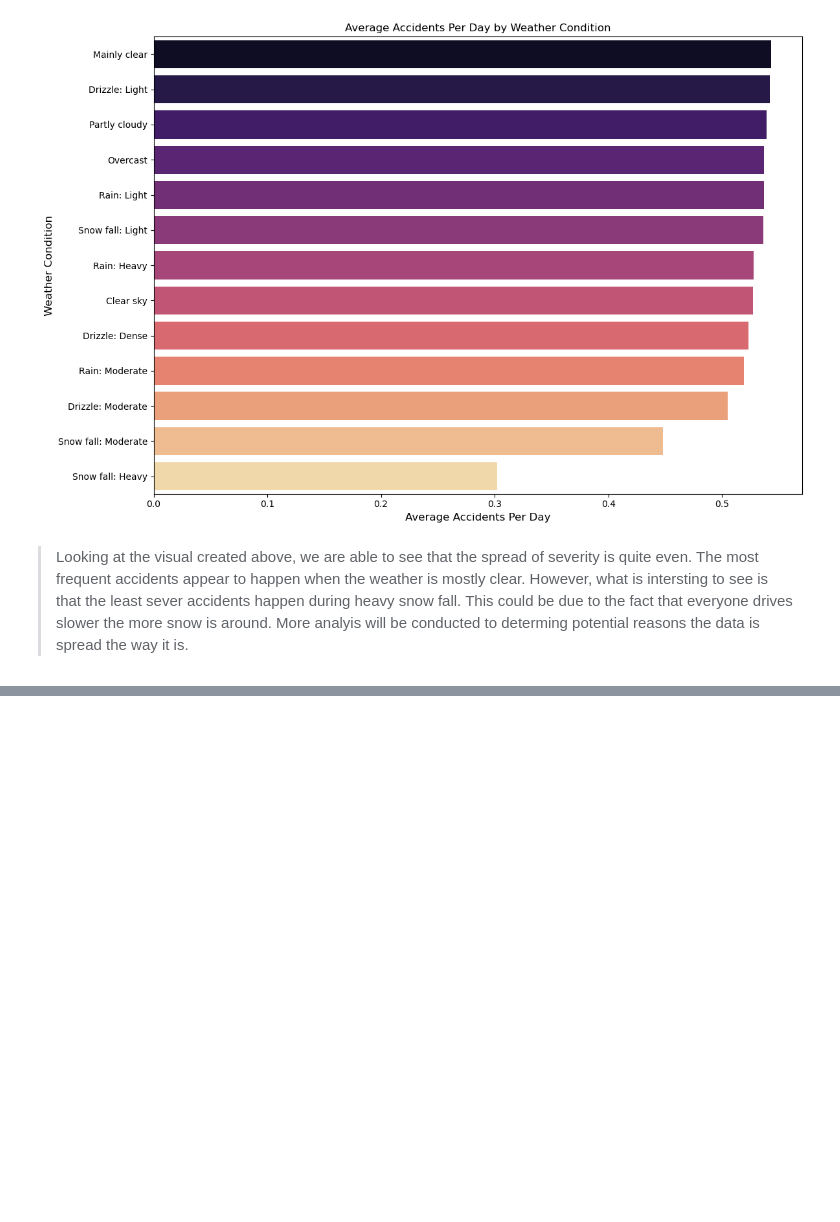
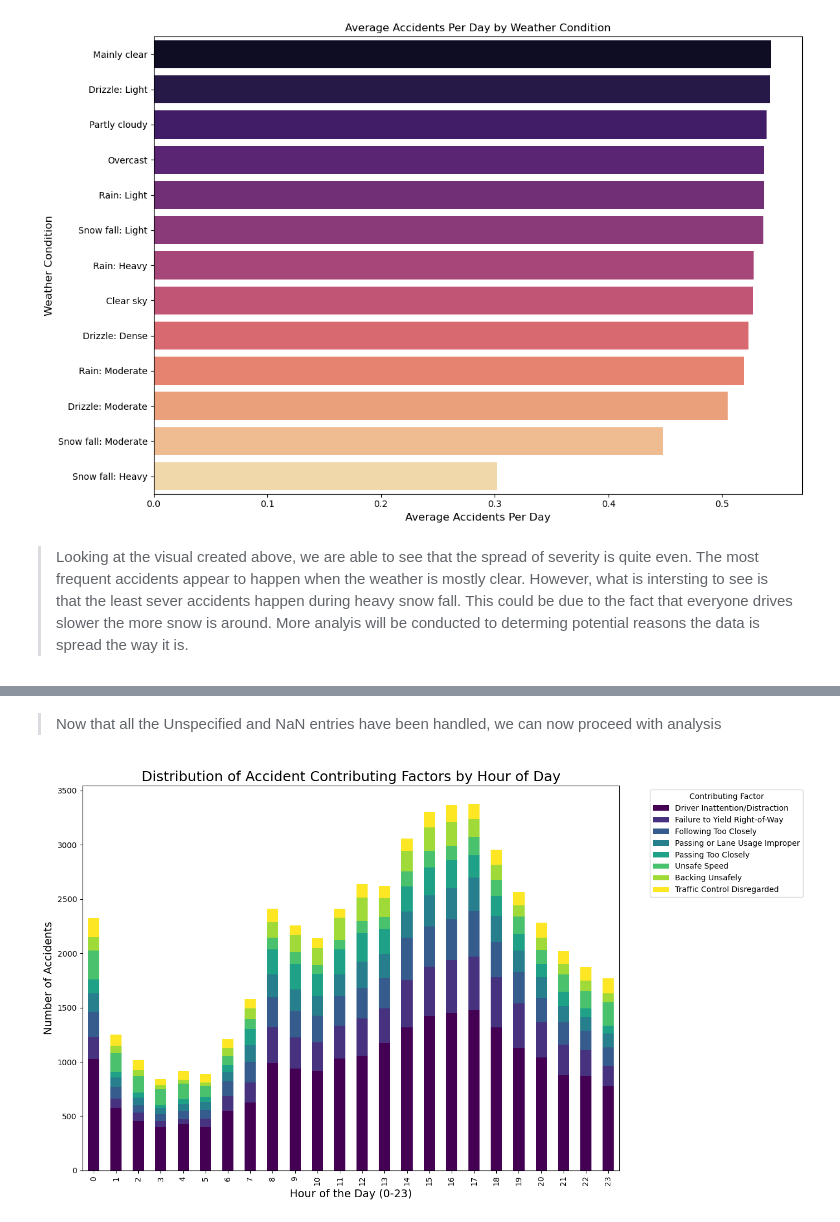
Before and after one commit to aha2270/Weather-Impact-on-Traffic-Accidents-NYC, a Jupyter notebook: Weather-Impact-Analysis.ipynb, the cells around one changed output, grey strips where cells are left out. Cells and saved outputs as stored; diff of their text form; code cells hidden in the pictures; blank space fills up the shorter version.

```diff
--- a/Weather-Impact-Analysis.ipynb
+++ b/Weather-Impact-Analysis.ipynb
@@ -927,0 +981,3 @@ Passing `palette` without assigning `hue` is deprecated and will be removed in v
+# %%
+# Create a new DataFram including contributing factors
+accident_factors_df = motor_accident_cleaned.copy()
@@ -927,0 +1011,9 @@ Passing `palette` without assigning `hue` is deprecated and will be removed in v
+# %%
+# Fills all NaN entires to Unspecified
+accident_factors_df["CONTRIBUTING FACTOR VEHICLE 1"] = accident_factors_df["CONTRIBUTING FACTOR VEHICLE 1"].fillna('Unspecified')
+
+# Removes entries labeled Unspecified for analysis
+accident_factors_df = accident_factors_df[accident_factors_df["CONTRIBUTING FACTOR VEHICLE 1"] != 'Unspecified']
+
+# Count number of accidents for each hour
+accident_factors_df["CRASH_TIME"] = accident_factors_df["CRASH DATETIME"].dt.hour
@@ -927,0 +1029,35 @@ Passing `palette` without assigning `hue` is deprecated and will be removed in v
+# %% [markdown]
+> Now that all the Unspecified and NaN entries have been handled, we can now proceed with analysis
+# %%
+# Identify the top factors to indlude in plot
+top_n = 8
+top_factors = accident_factors_df["CONTRIBUTING FACTOR VEHICLE 1"].value_counts().nlargest(top_n).index
+
+# Replaces all other factors with Other category
+accident_factors_df["CONTRIBUTING FACTOR_CLEANED"] = accident_factors_df["CONTRIBUTING FACTOR VEHICLE 1"].apply(
+    lambda x: x if x in top_factors else 'Other'
+    )
+
+# Filter out Other category for analysis
+accident_factors_df = accident_factors_df[accident_factors_df['CONTRIBUTING FACTOR_CLEANED'] != 'Other'].copy()
+
+# Create a pivot table to count accidents by hour and factor
+df_pivot = pd.crosstab(accident_factors_df["CRASH_TIME"], accident_factors_df["CONTRIBUTING FACTOR_CLEANED"])
+
+# Order columns of the pivot table by their total sum.
+df_pivot = df_pivot[df_pivot.sum().sort_values(ascending=False).index]
+# %%
+# Create Stacked Bar Plot
+ax = df_pivot.plot(kind='bar', stacked=True, figsize=(14,8), colormap='viridis')
+
+# Adds title and labes for visual
+plt.title("Distribution of Accident Contributing Factors by Hour of Day", fontsize=18)
+plt.xlabel("Hour of the Day (0-23)", fontsize=14)
+plt.ylabel("Number of Accidents", fontsize=14)
+
+# Adds legend outside of plot area
+plt.legend(title="Contributing Factor", bbox_to_anchor=(1.05, 1), loc='upper left')
+
+plt.tight_layout()
+# %% [output]
+[figure, added]
```
Also changed, not shown: parts of 27 cells of this notebook, 1 other file.
